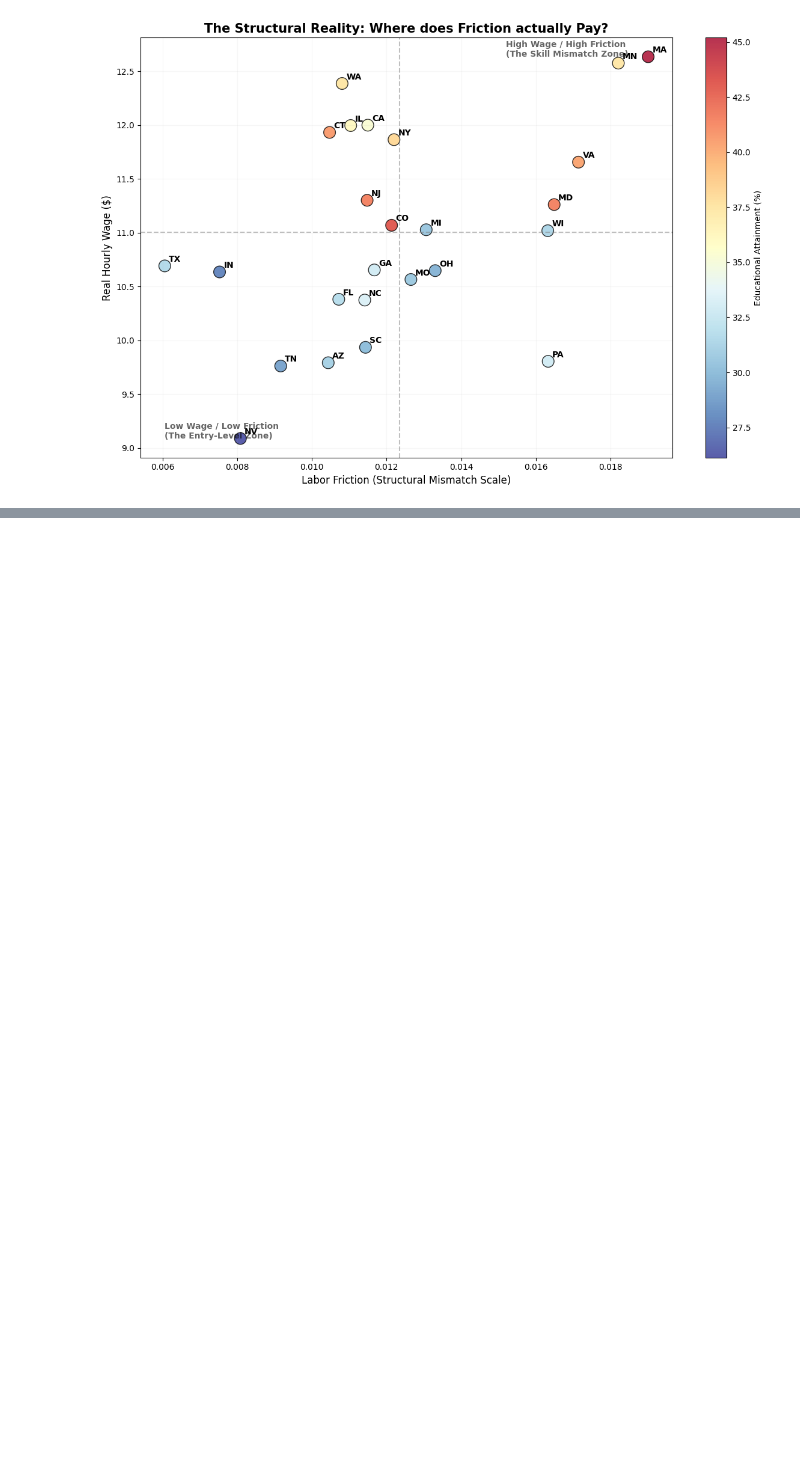
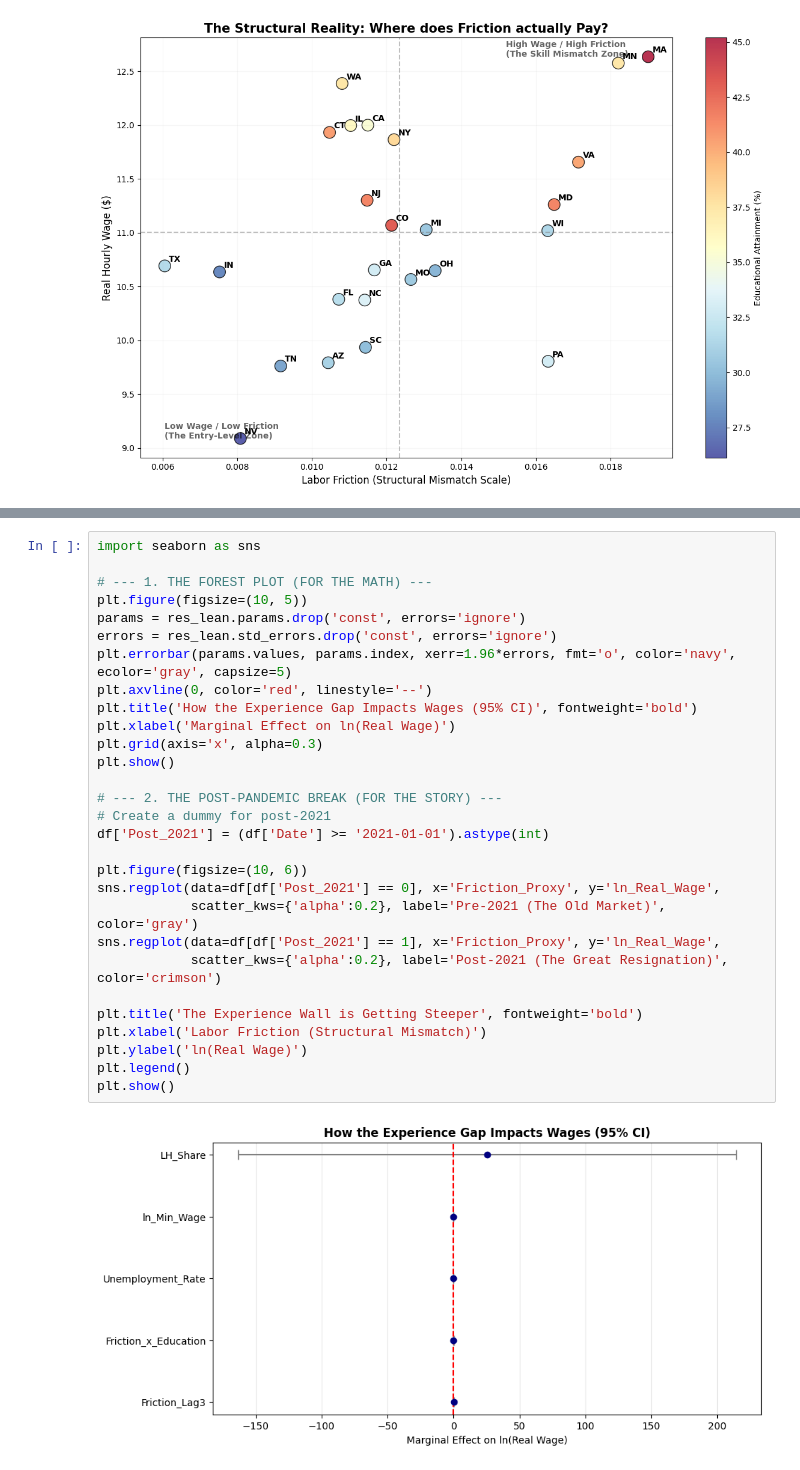
Before and after one commit to Kevocado/ACCY-512-Final-Project, a Jupyter notebook: base_model.ipynb, the cells around one changed output, grey strips where cells are left out. Cells and saved outputs as stored; diff of their text form; blank space fills up the shorter version.

```diff
--- a/base_model.ipynb
+++ b/base_model.ipynb
@@ -864,0 +985,31 @@ plt.show()
+# %%
+import seaborn as sns
+
+# --- 1. THE FOREST PLOT (FOR THE MATH) ---
+plt.figure(figsize=(10, 5))
+params = res_lean.params.drop('const', errors='ignore')
+errors = res_lean.std_errors.drop('const', errors='ignore')
+plt.errorbar(params.values, params.index, xerr=1.96*errors, fmt='o', color='navy', ecolor='gray', capsize=5)
+plt.axvline(0, color='red', linestyle='--')
+plt.title('How the Experience Gap Impacts Wages (95% CI)', fontweight='bold')
+plt.xlabel('Marginal Effect on ln(Real Wage)')
+plt.grid(axis='x', alpha=0.3)
+plt.show()
+
+# --- 2. THE POST-PANDEMIC BREAK (FOR THE STORY) ---
+# Create a dummy for post-2021
+df['Post_2021'] = (df['Date'] >= '2021-01-01').astype(int)
+
+plt.figure(figsize=(10, 6))
+sns.regplot(data=df[df['Post_2021'] == 0], x='Friction_Proxy', y='ln_Real_Wage',
+            scatter_kws={'alpha':0.2}, label='Pre-2021 (The Old Market)', color='gray')
+sns.regplot(data=df[df['Post_2021'] == 1], x='Friction_Proxy', y='ln_Real_Wage',
+            scatter_kws={'alpha':0.2}, label='Post-2021 (The Great Resignation)', color='crimson')
+
+plt.title('The Experience Wall is Getting Steeper', fontweight='bold')
+plt.xlabel('Labor Friction (Structural Mismatch)')
+plt.ylabel('ln(Real Wage)')
+plt.legend()
+plt.show()
+# %% [output]
+[figure, added]
```
Also changed, not shown: parts of 5 cells of this notebook.
